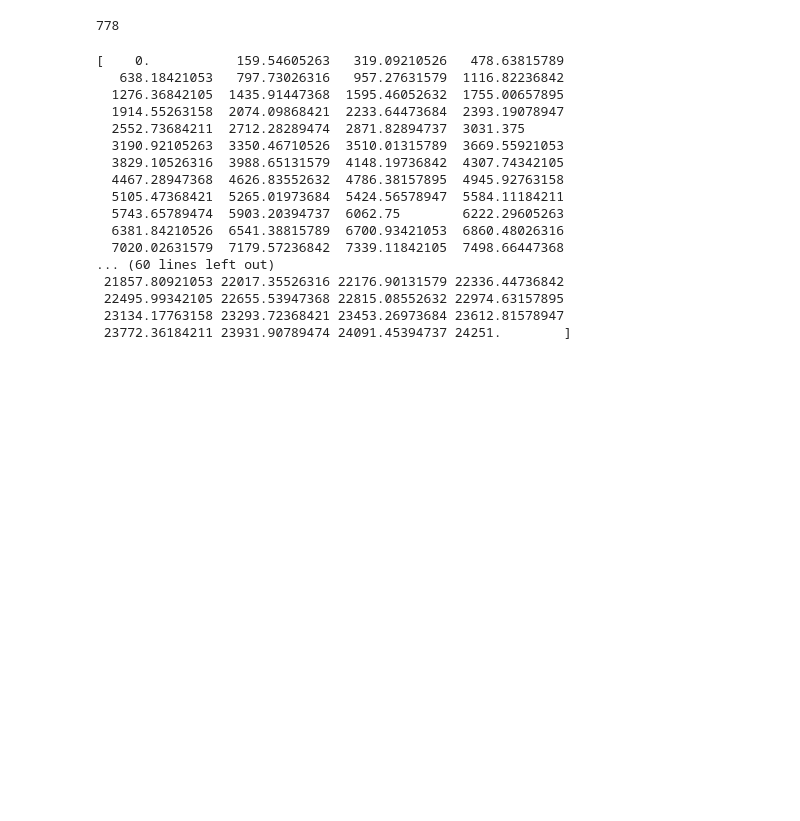
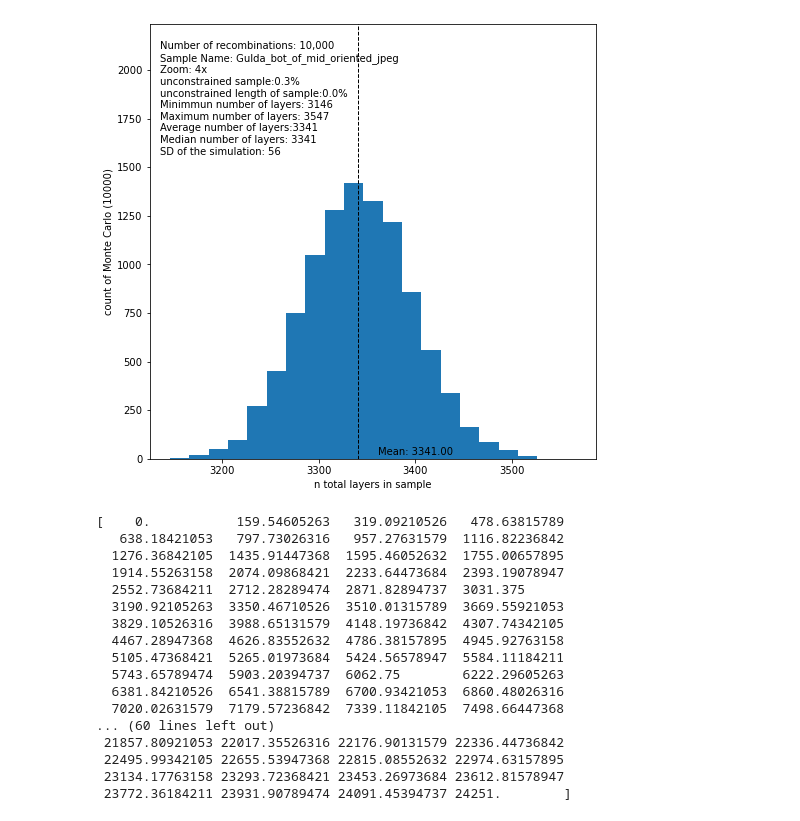
Before and after one commit to maximilianmandl/HS_CVassisted_layers, a Jupyter notebook: SliceAndPrint.ipynb, the cells around one changed output. Drawn from its saved outputs; the diff is of its cells as text; code cells hidden in the pictures; blank space fills up the shorter version.

```diff
--- a/SliceAndPrint.ipynb
+++ b/SliceAndPrint.ipynb
@@ -203,11 +196,24 @@ sd=[]
 sem=[]
 avg=[]
 n=[]
+missing_len=0
+missing_tot=0
+
 for j in range(layer_matrix.shape[1]-1):
 
 
     popul = layer_matrix[:,j][layer_matrix[:,j]!=0]
+   # try:
     layer_reduced.append(popul)
+    if popul.size == 0:
+        missing_len+=1
+    else:
+        missing_tot+=popul.size
+
+   # except:
+   #     layer_reduced.append(100000)
+   #     print(10000000000000000)
+
     try:
         sd.append(np.std(popul))
     except:
@@ -236,3 +242,6 @@ sd.append(0)
 sem.append(0)
 avg.append(0)
 n.append(0)
+
+missing_len = missing_len/n_w*100
+missing_tot = 1-(missing_tot/(n_w*n_h))
@@ -281,7 +278,46 @@ Results of the monte-carlo simulation (n=10,000):
-# %%
-len(sem)
-# %% [output]
-778
+# %%
+minimum_carlo = round(min(carlo))
+maximum_carlo = round(max(carlo))
+avg_carlo = round(statistics.mean(carlo))
+med_carlo = round(statistics.median(carlo))
+sd_carlo=round(statistics.stdev(carlo))
+stepsize_carlo = int((maximum_carlo-minimum_carlo)/20)
+
+
+fig,(ax1) = plt.subplots(nrows=1,ncols=1, sharex=False)
+fig.set_figheight(8)
+fig.set_figwidth(8)
+
+ax1.hist(carlo,bins=(range(minimum_carlo,maximum_carlo+stepsize_carlo,stepsize_carlo)))
+ax1.axvline(avg_carlo, color='k', linestyle='dashed', linewidth=1)
+ax1.text(avg_carlo+stepsize_carlo, stepsize_carlo, 'Mean: {:.2f}'.format(avg_carlo))
+
+ax1.set_xlabel('n total layers in sample')
+ax1.set_ylabel('count of Monte Carlo (10000)')
+ylim=ax1.get_ylim()[1]*1.5
+ax1.set_ylim(0,ylim)
+
+ax1.text(minimum_carlo-stepsize_carlo/2,ylim*0.70,f'''Number of recombinations: 10,000
+Sample Name: {sample}
+Zoom: {zoom}x
+unconstrained sample:{missing_tot:.1F}%
+unconstrained length of sample:{missing_len:.1F}%
+Minimmun number of layers: {minimum_carlo}
+Maximum number of layers: {maximum_carlo}
+Average number of layers:{avg_carlo}
+Median number of layers: {med_carlo}
+SD of the simulation: {sd_carlo}''')
+
+
+
+
+stamp = time.strftime("%Y%m%d%H%M%S", time.gmtime())
+
+plt.savefig('monte_carlo_{}_{}_{}.png'.format(sample, zoom, str(stamp)))
+
+plt.show()
+# %% [output]
+[figure, added]
 # %%
 stepsize = 24251/152
 start = np.array([i*stepsize for i in range(152)])
```
Also changed, not shown: parts of 19 cells of this notebook, 37 other files.
